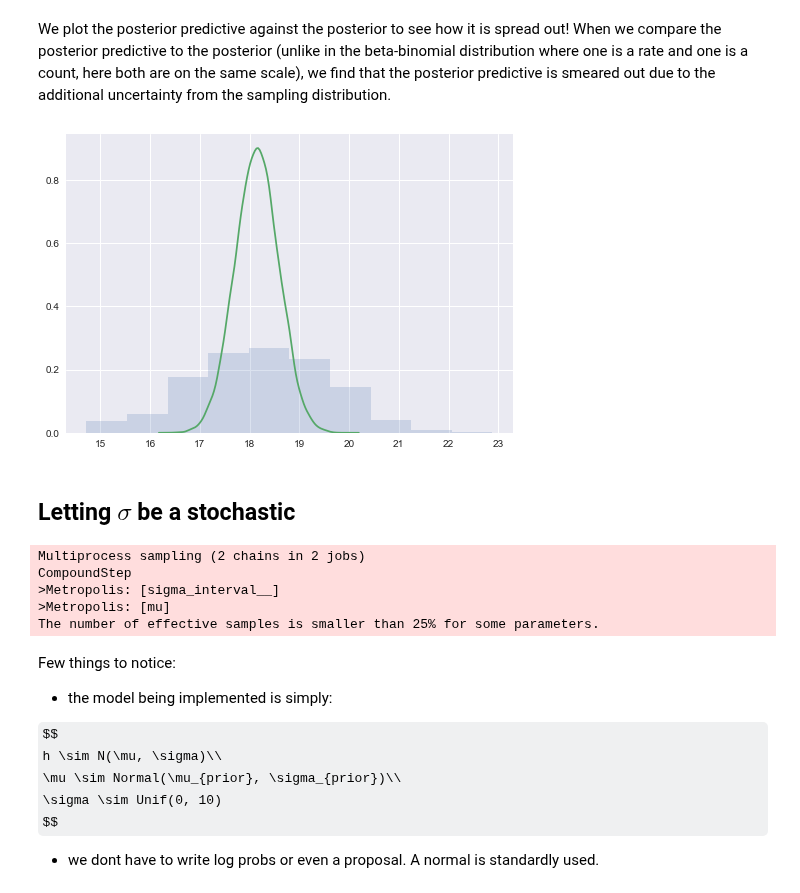
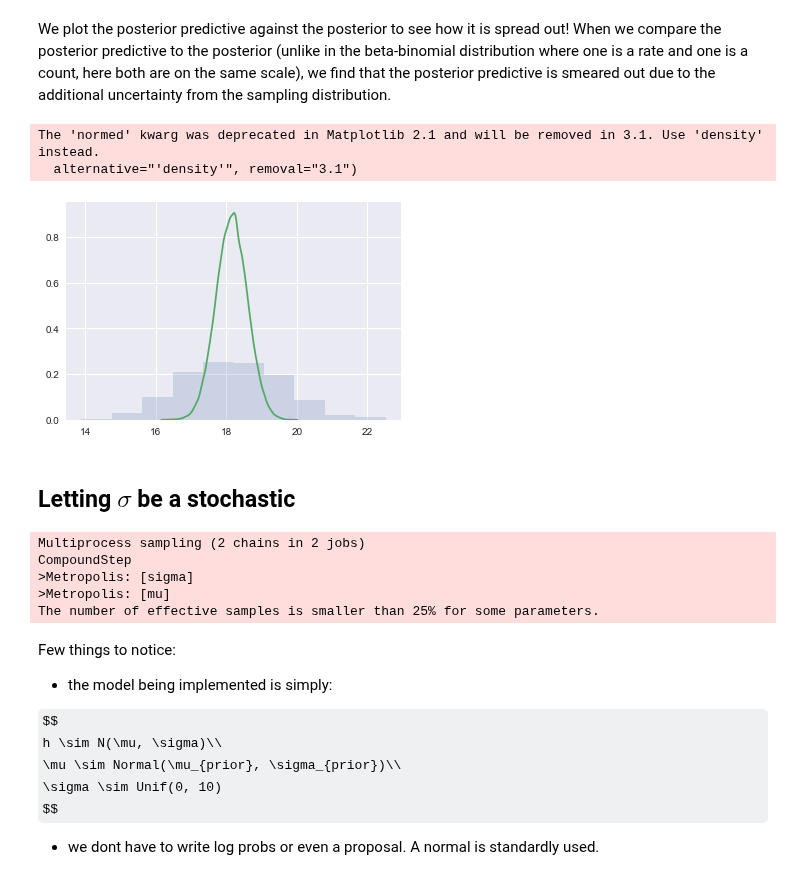
Before and after one commit to AM207/2018fall, a Jupyter notebook: wiki/normalmodelwithpymc.ipynb, the cells around one changed output. Drawn from its saved outputs; the diff is of its cells as text; code cells hidden in the pictures; some formulas as TeX source.

```diff
--- a/wiki/normalmodelwithpymc.ipynb
+++ b/wiki/normalmodelwithpymc.ipynb
@@ -154,7 +154,7 @@ import pymc3 as pm
 with pm.Model() as model1:
     mu = pm.Normal('mu', mu=mu_prior, sd=std_prior)#parameter's prior
     wingspan = pm.Normal('wingspan', mu=mu, sd=np.std(Y), observed=Y)#likelihood
-    stepper=pm.Metropolis()
+    stepper=pm.Metropolis(tune_interval=1000)
     tracemodel1=pm.sample(100000, step=stepper)
 # %% [output]
 Multiprocess sampling (2 chains in 2 jobs)
@@ -248,4 +252,4 @@ sns.kdeplot(tracemodel1[50000::]['mu']);
 The **posterior predictive** is accessed via the `sample_ppc` function, which takes the trace, the number of samples wanted, and the model as arguments. The sampler will use the posterior traces and the defined likelihood to return samples from the posterior predictive.
 # %%
 tr1 = tracemodel1[50000::]
-postpred = pm.sample_ppc(tr1, 1000, model1)
+postpred = pm.sample_ppc(tr1, samples=1000, model=model1)
@@ -263,0 +268,2 @@ array([ 18.82984231,  17.78409678,  18.98763532,  17.70567857,
+# %%
+ppc = postpred['wingspan'][:,0]
@@ -264,10 +277,12 @@ array([ 18.82984231,  17.78409678,  18.98763532,  17.70567857,
 # %% [markdown]
 We plot the posterior predictive against the posterior to see how it is spread out! When we compare the posterior predictive to the posterior (unlike in the beta-binomial distribution where one is a rate and one is a count, here both are on the same scale), we find that the posterior predictive is smeared out due to the additional uncertainty from the sampling distribution.
 # %%
-plt.hist(postpred['wingspan'], alpha=0.2, normed=True)
+plt.hist(ppc, alpha=0.2, normed=True)
 sns.kdeplot(tr1['mu']);
 # %% [output]
+The 'normed' kwarg was deprecated in Matplotlib 2.1 and will be removed in 3.1. Use 'density' instead.
+  alternative="'density'", removal="3.1")
-[figure, old version]
+[figure, new version]
 # %% [markdown]
 ## Letting $\sigma$ be a stochastic
 # %%
@@ -280,7 +295,7 @@ with pm.Model() as model12:
 # %% [output]
 Multiprocess sampling (2 chains in 2 jobs)
 CompoundStep
->Metropolis: [sigma_interval__]
+>Metropolis: [sigma]
 >Metropolis: [mu]
 The number of effective samples is smaller than 25% for some parameters.
 # %% [markdown]
```
Also changed, not shown: parts of 23 cells of this notebook, 40 other files.
